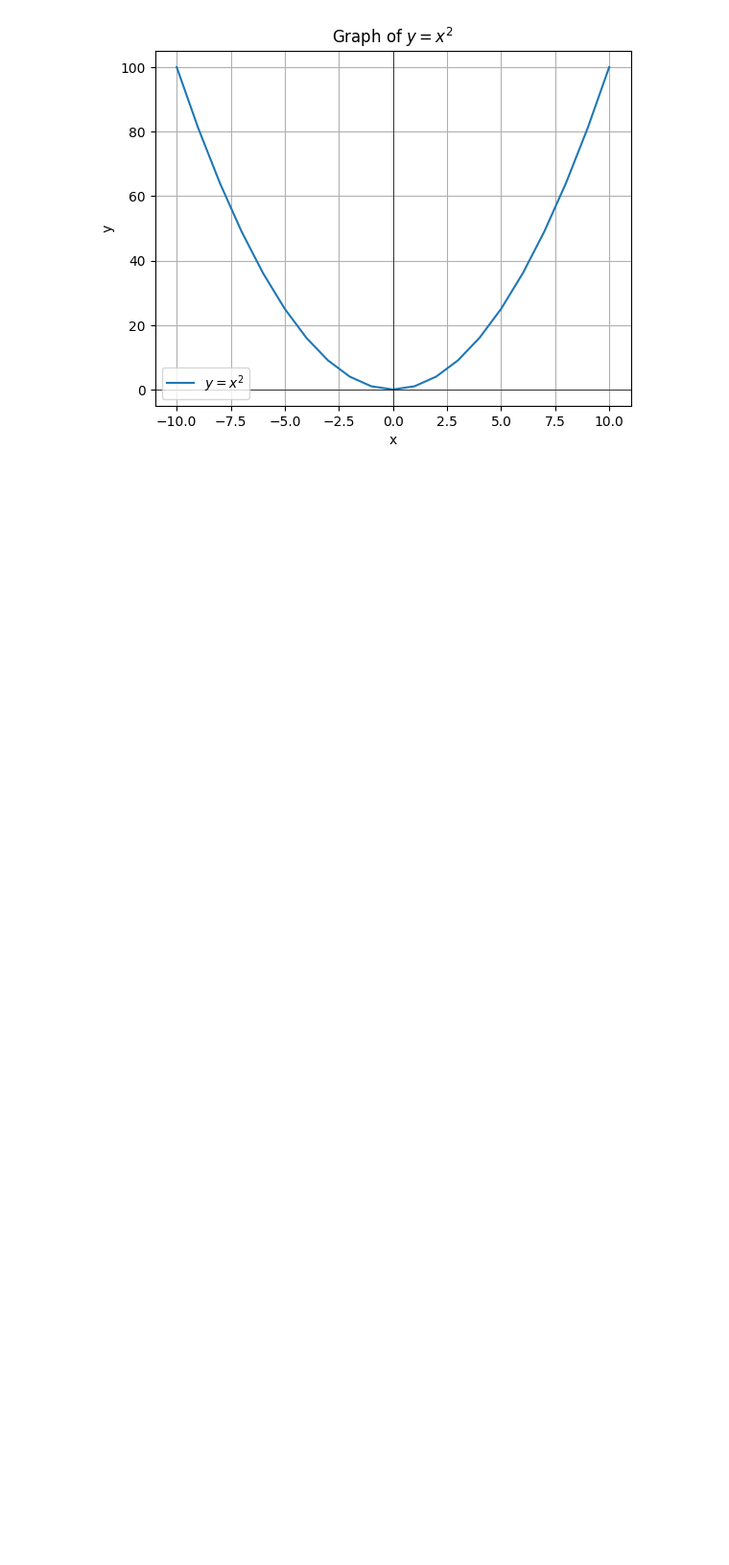
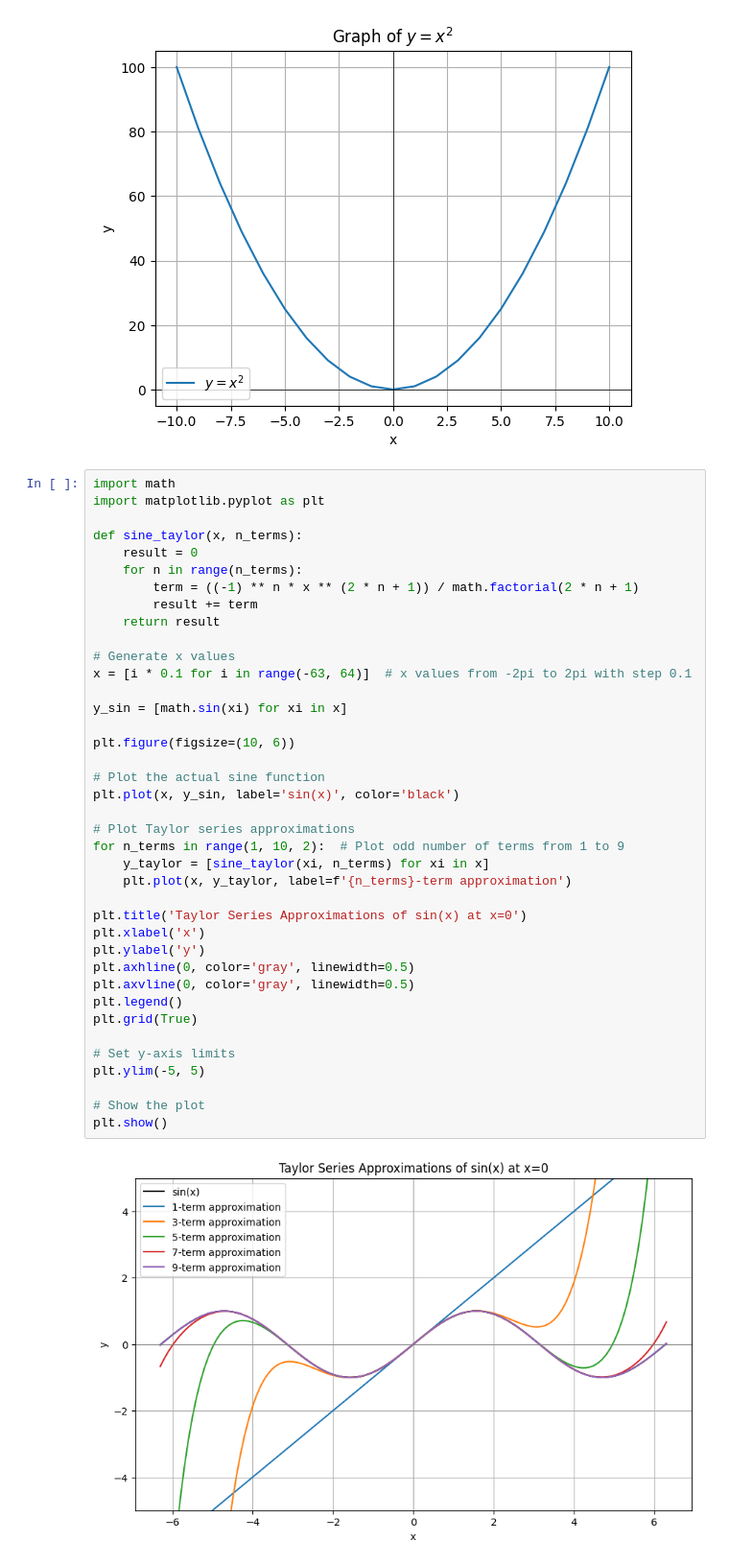
Before and after one commit to dylanwilbur/oxford-royale-math-24, a Jupyter notebook: static_files/materials/day6.ipynb, the cells around one changed output. Shown at 96% size. Cells and saved outputs as stored; diff of their text form; blank space fills up the shorter version.

```diff
--- a/static_files/materials/day6.ipynb
+++ b/static_files/materials/day6.ipynb
@@ -158,3 +164,44 @@ plt.axvline(0, color='black', linewidth=0.5)
 plt.show()
 # %% [output]
 [figure]
+# %%
+import math
+import matplotlib.pyplot as plt
+
+def sine_taylor(x, n_terms):
+    result = 0
+    for n in range(n_terms):
+        term = ((-1) ** n * x ** (2 * n + 1)) / math.factorial(2 * n + 1)
+        result += term
+    return result
+
+# Generate x values
+x = [i * 0.1 for i in range(-63, 64)]  # x values from -2pi to 2pi with step 0.1
+
+y_sin = [math.sin(xi) for xi in x]
+
+plt.figure(figsize=(10, 6))
+
+# Plot the actual sine function
+plt.plot(x, y_sin, label='sin(x)', color='black')
+
+# Plot Taylor series approximations
+for n_terms in range(1, 10, 2):  # Plot odd number of terms from 1 to 9
+    y_taylor = [sine_taylor(xi, n_terms) for xi in x]
+    plt.plot(x, y_taylor, label=f'{n_terms}-term approximation')
+
+plt.title('Taylor Series Approximations of sin(x) at x=0')
+plt.xlabel('x')
+plt.ylabel('y')
+plt.axhline(0, color='gray', linewidth=0.5)
+plt.axvline(0, color='gray', linewidth=0.5)
+plt.legend()
+plt.grid(True)
+
+# Set y-axis limits
+plt.ylim(-5, 5)
+
+# Show the plot
+plt.show()
+# %% [output]
+[figure, added]
```
Also changed, not shown: parts of 1 cell of this notebook, 1 other file.
